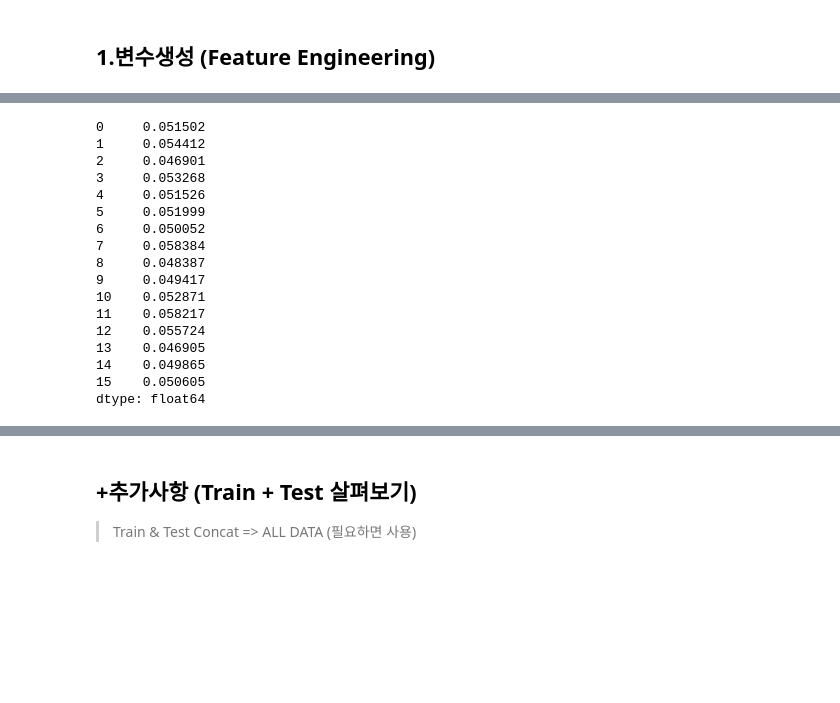
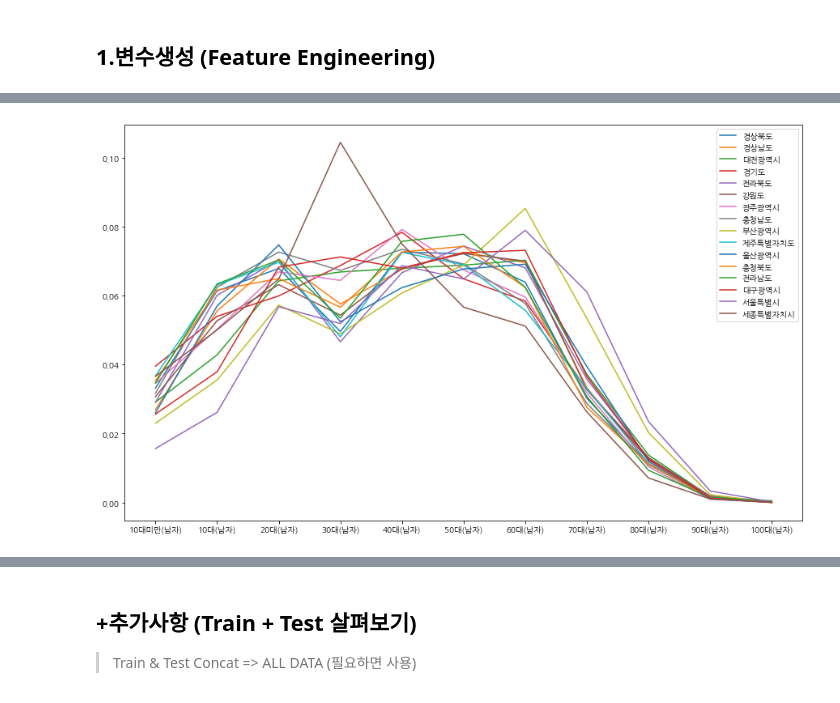
Before and after one commit to MoonJaeHoon/dacon_parking_demand, a Jupyter notebook: EDA.ipynb, the cells around one changed output, grey strips where cells are left out. Drawn from its saved outputs; the diff is of its cells as text; code cells hidden in the pictures; blank space fills up the shorter version.

```diff
--- a/EDA.ipynb
+++ b/EDA.ipynb
@@ -1746,21 +1719,12 @@ age_gender_info
-# %%
-age_gender_info.median(axis=1)
-# %% [output]
-0     0.051502
-1     0.054412
-2     0.046901
-3     0.053268
-4     0.051526
-5     0.051999
-6     0.050052
-7     0.058384
-8     0.048387
-9     0.049417
-10    0.052871
-11    0.058217
-12    0.055724
-13    0.046905
-14    0.049865
-15    0.050605
-dtype: float64
+# %%
+man_columns = [c for c in age_gender_info.columns if c.endswith('(남자)')]
+man_age_gender_info = age_gender_info.set_index('지역')[man_columns]
+
+plt.figure(figsize=(15,9))
+for row_idx in man_age_gender_info.index:
+    plt.plot(man_age_gender_info.columns, man_age_gender_info.loc[row_idx,:])
+plt.legend(man_age_gender_info.index.tolist())
+plt.show()
+# %% [output]
+[figure, added]
 # %%
```
Also changed, not shown: parts of 19 cells of this notebook.
